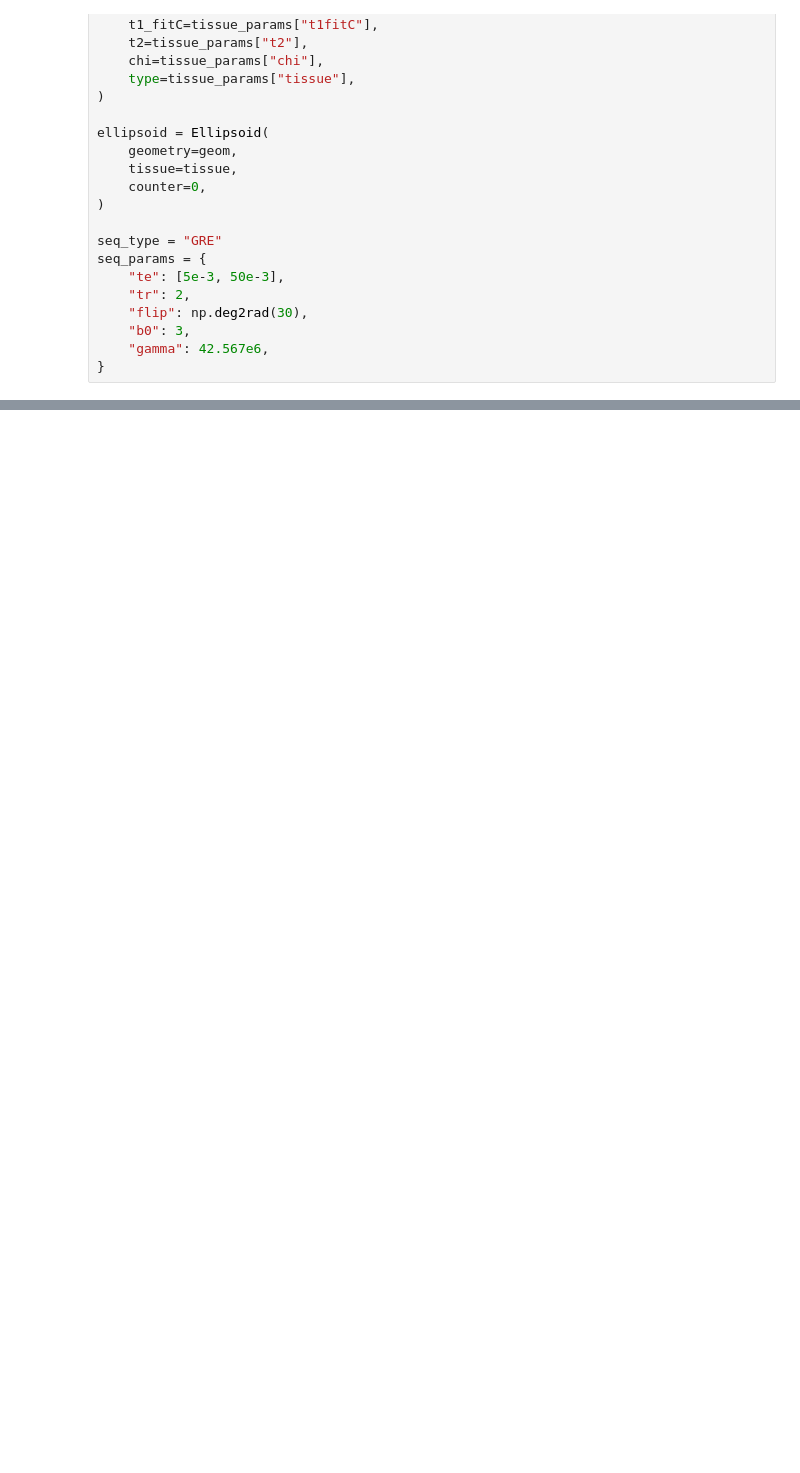
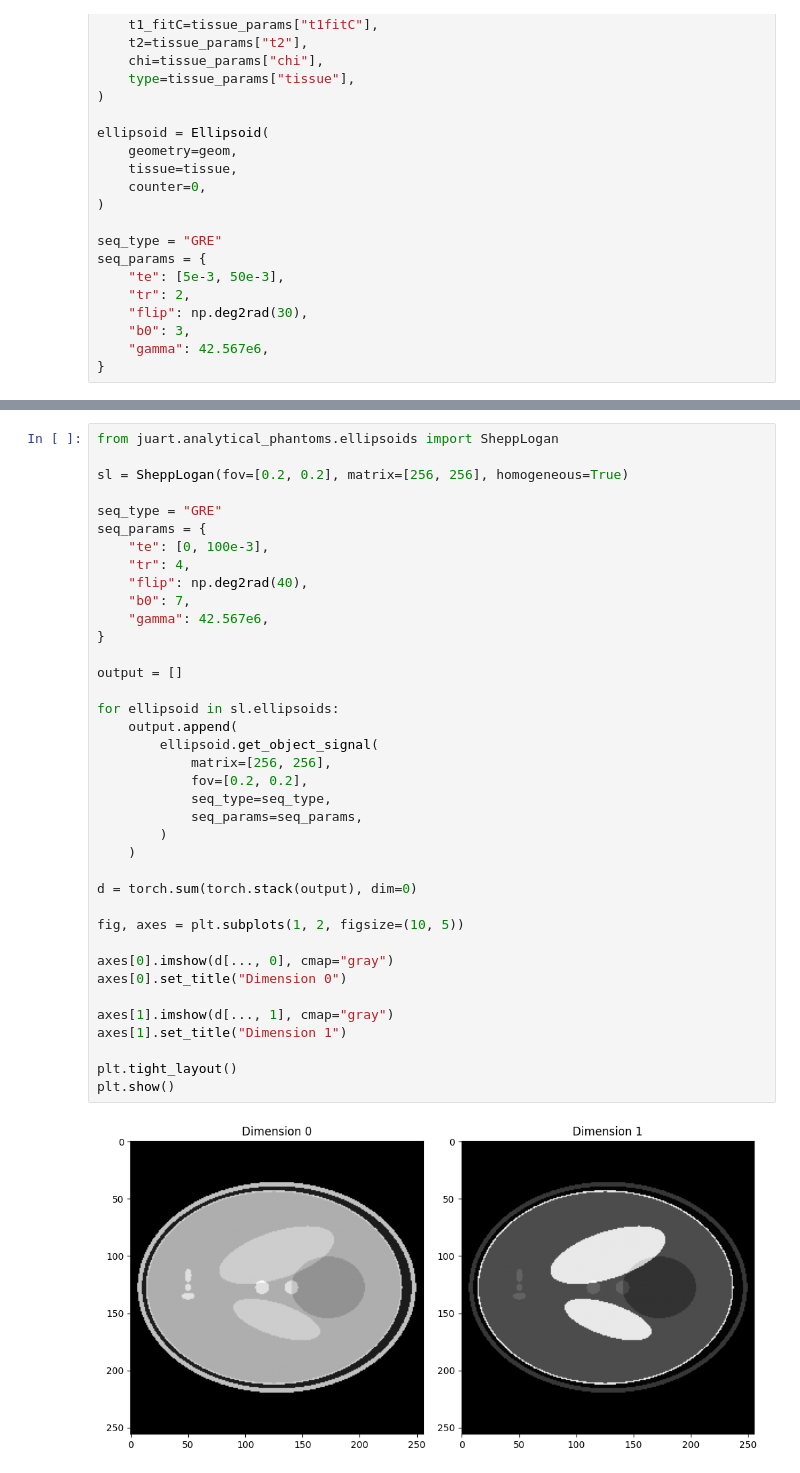
Before and after one commit to jumri-project/juart, a Jupyter notebook: examples/phantoms/phantom_imagespace.ipynb, the cells around one changed output, grey strips where cells are left out. Cells and saved outputs as stored; diff of their text form; blank space fills up the shorter version.

Commit message:
Update shepp logan phantoms

```diff
--- a/examples/phantoms/phantom_imagespace.ipynb
+++ b/examples/phantoms/phantom_imagespace.ipynb
@@ -85,0 +156,40 @@ display(e_slider)
+# %%
+from juart.analytical_phantoms.ellipsoids import SheppLogan
+
+sl = SheppLogan(fov=[0.2, 0.2], matrix=[256, 256], homogeneous=True)
+
+seq_type = "GRE"
+seq_params = {
+    "te": [0, 100e-3],
+    "tr": 4,
+    "flip": np.deg2rad(40),
+    "b0": 7,
+    "gamma": 42.567e6,
+}
+
+output = []
+
+for ellipsoid in sl.ellipsoids:
+    output.append(
+        ellipsoid.get_object_signal(
+            matrix=[256, 256],
+            fov=[0.2, 0.2],
+            seq_type=seq_type,
+            seq_params=seq_params,
+        )
+    )
+
+d = torch.sum(torch.stack(output), dim=0)
+
+fig, axes = plt.subplots(1, 2, figsize=(10, 5))
+
+axes[0].imshow(d[..., 0], cmap="gray")
+axes[0].set_title("Dimension 0")
+
+axes[1].imshow(d[..., 1], cmap="gray")
+axes[1].set_title("Dimension 1")
+
+plt.tight_layout()
+plt.show()
+# %% [output]
+[figure, added]
```
Also changed, not shown: parts of 10 cells of this notebook, 4 other files.
